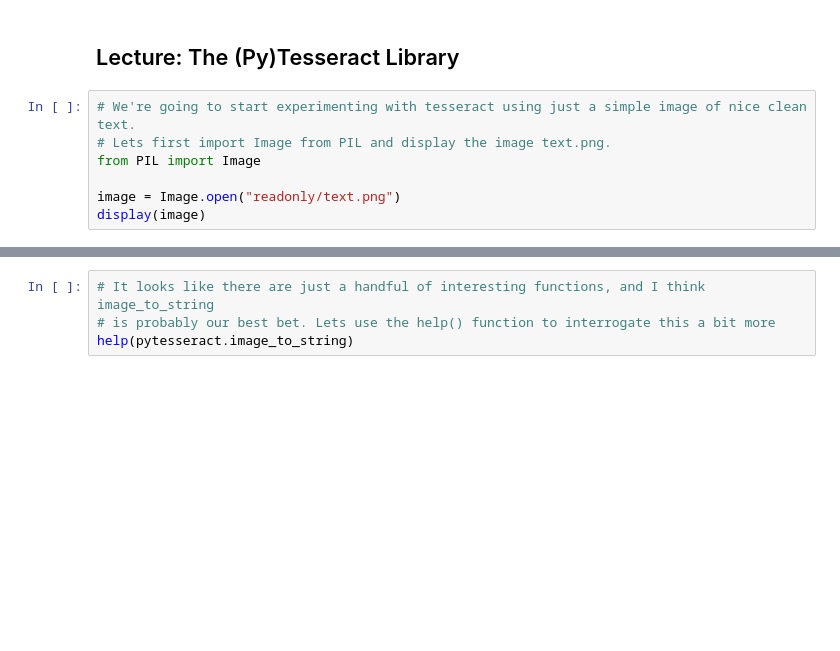
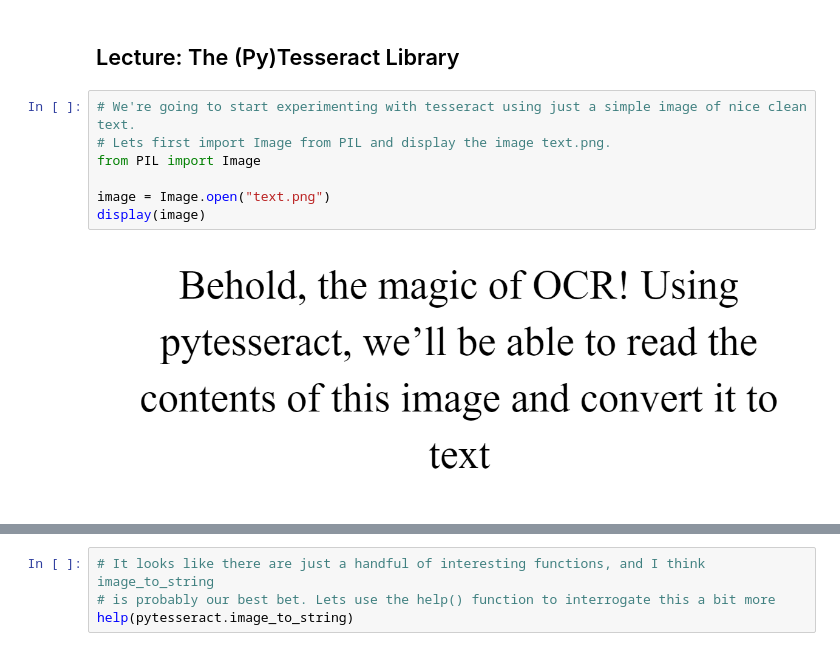
Before and after one commit to TheShubham-K/Python-Basic-Assessments, a Jupyter notebook: module_2-lec3.ipynb, the cells around one changed output, grey strips where cells are left out. Cells and saved outputs as stored; diff of their text form; blank space fills up the shorter version.

```diff
--- a/module_2-lec3.ipynb
+++ b/module_2-lec3.ipynb
@@ -3,10 +3,12 @@
 # %%
 # We're going to start experimenting with tesseract using just a simple image of nice clean text.
 # Lets first import Image from PIL and display the image text.png.
 from PIL import Image
 
-image = Image.open("readonly/text.png")
+image = Image.open("text.png")
 display(image)
+# %% [output]
+[figure, added]
 # %%
 # Great, we have a base image of some big clear text
 # Lets import pytesseract and use the dir() fundtion to get a sense of what might be some interesting
```
Also changed, not shown: parts of 1 cell of this notebook.
